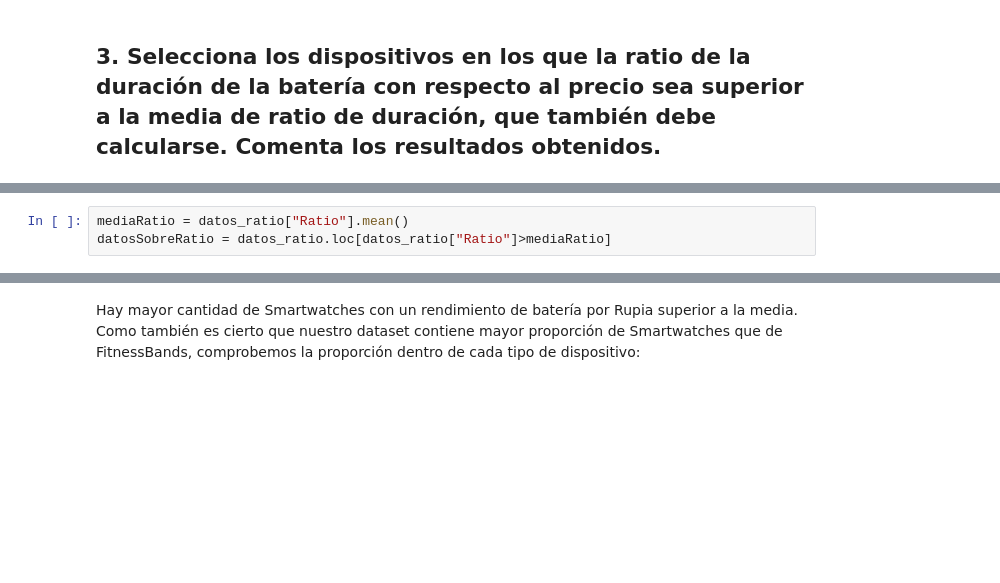
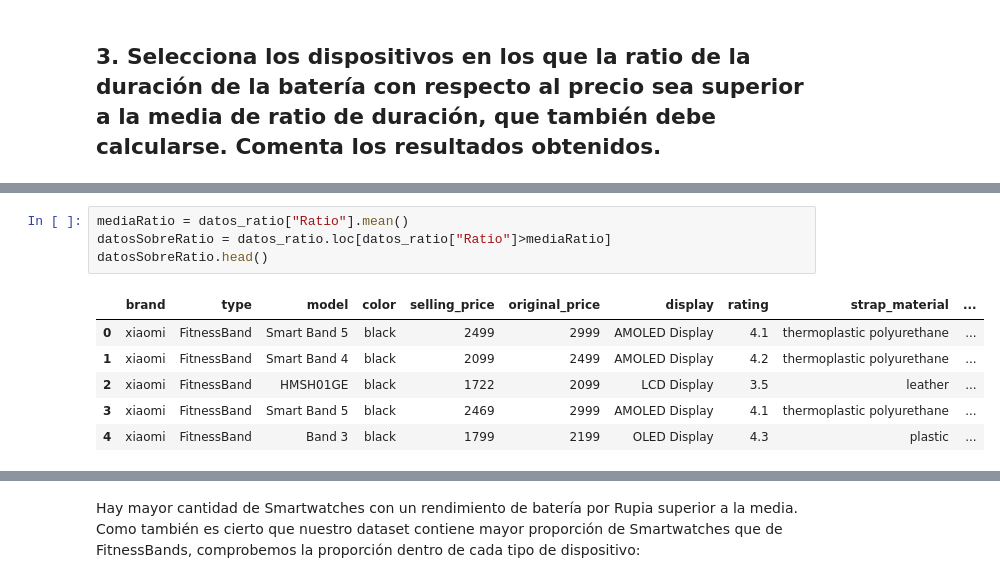
Before and after one commit to afercaceres/Fitness_Trackers, a Jupyter notebook: practica_python.ipynb, the cells around one changed output, grey strips where cells are left out. Cells and saved outputs as stored; diff of their text form; blank space fills up the shorter version.

```diff
--- a/practica_python.ipynb
+++ b/practica_python.ipynb
@@ -760,6 +767,14 @@ datos_ratio.head()
 # %%
 mediaRatio = datos_ratio["Ratio"].mean()
 datosSobreRatio = datos_ratio.loc[datos_ratio["Ratio"]>mediaRatio]
+datosSobreRatio.head()
+# %% [output]
+|  | brand | type | model | color | selling_price | original_price | display | rating | strap_material | ... |
+| 0 | xiaomi | FitnessBand | Smart Band 5 | black | 2499 | 2999 | AMOLED Display | 4.1 | thermoplastic polyurethane | ... |
+| 1 | xiaomi | FitnessBand | Smart Band 4 | black | 2099 | 2499 | AMOLED Display | 4.2 | thermoplastic polyurethane | ... |
+| 2 | xiaomi | FitnessBand | HMSH01GE | black | 1722 | 2099 | LCD Display | 3.5 | leather | ... |
+| 3 | xiaomi | FitnessBand | Smart Band 5 | black | 2469 | 2999 | AMOLED Display | 4.1 | thermoplastic polyurethane | ... |
+| 4 | xiaomi | FitnessBand | Band 3 | black | 1799 | 2199 | OLED Display | 4.3 | plastic | ... |
 # %%
 sobreRatio = datosSobreRatio.groupby("type").count()["model"]
 sobreRatio
```
Also changed, not shown: parts of 9 cells of this notebook.
